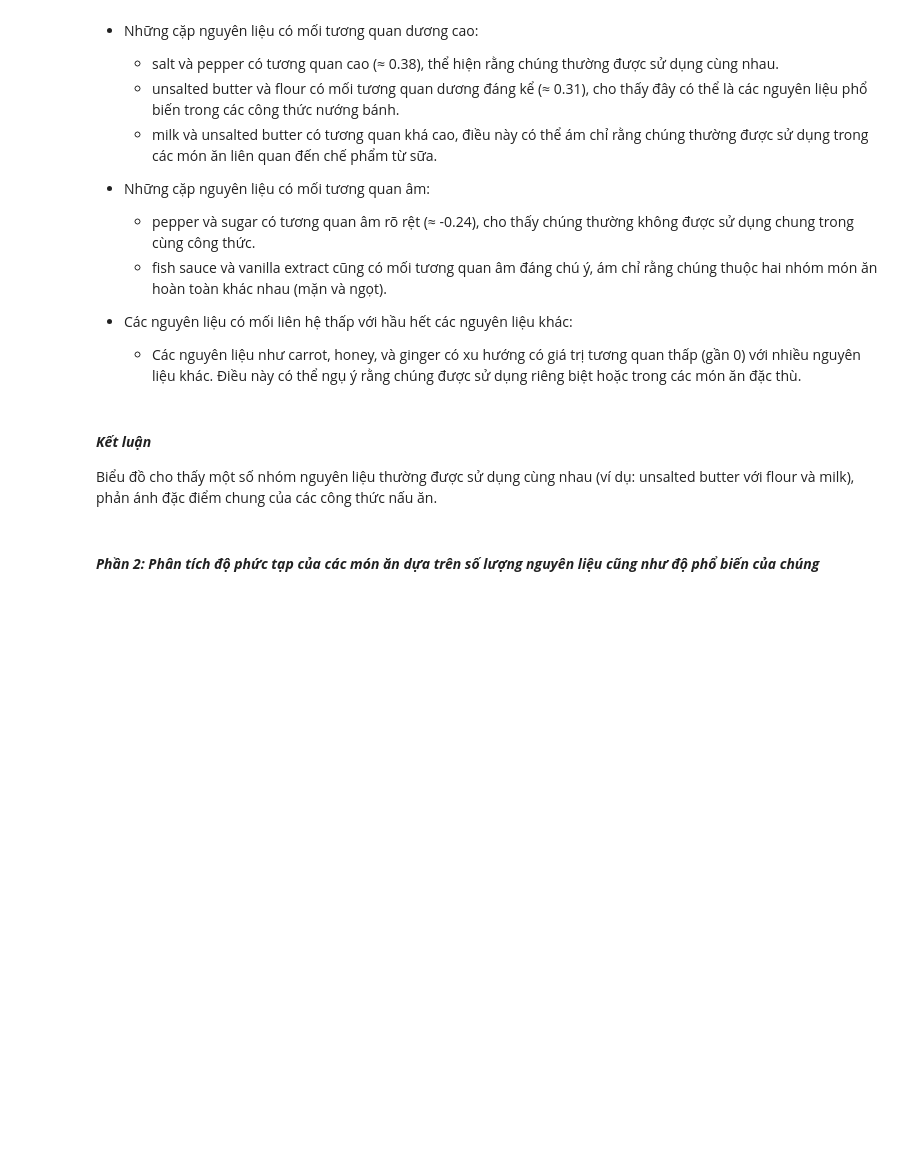
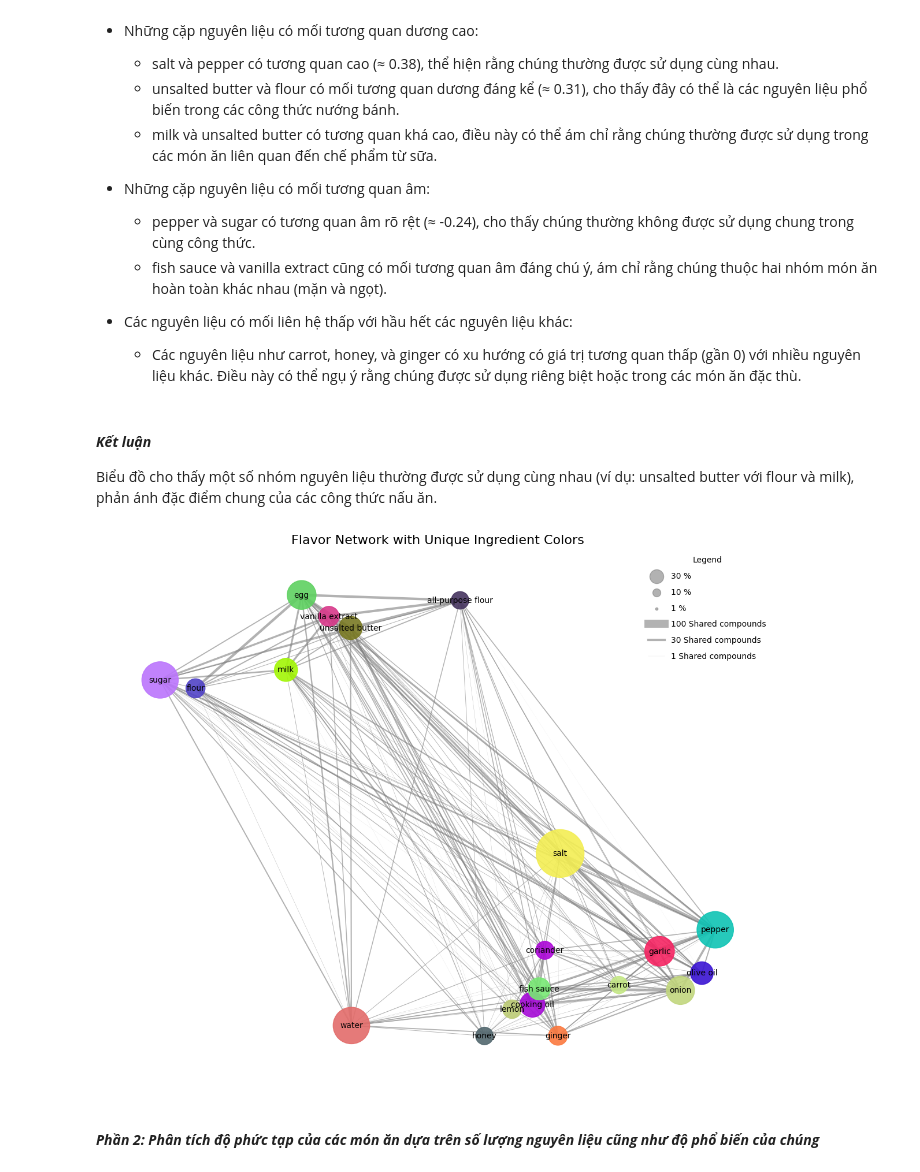
Before and after one commit to richardnguyen0715/IngredientsAnalysisAndRecommendationSystem, a Jupyter notebook: Source/Data Exploration/DataExploration.ipynb, the cells around one changed output. Cells and saved outputs as stored; diff of their text form; code cells hidden in the pictures; blank space fills up the shorter version.

Commit message:
Tri_Update_DataExploration

```diff
--- a/Source/Data Exploration/DataExploration.ipynb
+++ b/Source/Data Exploration/DataExploration.ipynb
@@ -302,6 +302,65 @@ plt.show()
 # %% [markdown]
 #### ___Kết luận___
 Biểu đồ cho thấy một số nhóm nguyên liệu thường được sử dụng cùng nhau (ví dụ: unsalted butter với flour và milk), phản ánh đặc điểm chung của các công thức nấu ăn.
+# %%
+import matplotlib.pyplot as plt
+import networkx as nx
+import random
+import matplotlib.patches as mpatches
+
+
+# Tạo đồ thị
+G = nx.Graph()
+
+# Thêm node với kích thước và màu sắc
+colors = {}
+for ingredient, freq in top_20_cols.items():
+    G.add_node(ingredient, size=freq)
+    colors[ingredient] = (random.random(), random.random(), random.random())  # Màu ngẫu nhiên
+
+# Thêm cạnh từ ma trận tương quan
+for ingredient1 in top_20_cols.keys():
+    for ingredient2 in top_20_cols.keys():
+        if ingredient1 != ingredient2:
+            weight = correlation_matrix.loc[ingredient1, ingredient2]
+            G.add_edge(ingredient1, ingredient2, weight=weight)
+
+# Vẽ đồ thị
+plt.figure(figsize=(15, 12))
+pos = nx.spring_layout(G, seed=42)
+
+# Vẽ node
+node_sizes = [G.nodes[node]['size'] * 10 for node in G.nodes]
+node_colors = [colors[node] for node in G.nodes]
+nx.draw_networkx_nodes(G, pos, node_size=node_sizes, node_color=node_colors, alpha=0.9)
+
+# Vẽ cạnh
+edges = G.edges(data=True)
+edge_widths = [data['weight'] * 10 for _, _, data in edges]
+nx.draw_networkx_edges(G, pos, width=edge_widths, edge_color='gray', alpha=0.6)
+
+# Vẽ nhãn
+nx.draw_networkx_labels(G, pos, font_size=10, font_color='black')
+
+# Thêm chú thích cho Prevalence
+legend_sizes = [30, 10, 1]  # Ví dụ kích thước cho chú thích Prevalence
+for size in legend_sizes:
+    plt.scatter([], [], s=size * 10, color='gray', alpha=0.6, label=f'{size} %')
+
+# Thêm chú thích cho Shared compounds
+edge_widths_legend = [100, 30, 1]  # Các mức độ dày khác nhau
+for width in edge_widths_legend:
+    plt.plot([], [], linewidth=width / 10, color='gray', alpha=0.6, label=f'{width} Shared compounds')
+
+# Hiển thị chú thích
+plt.legend(scatterpoints=1, frameon=False, labelspacing=1, loc='upper right', fontsize=10, title='Legend')
+
+# Thêm tiêu đề và tắt trục
+plt.title("Flavor Network with Unique Ingredient Colors", fontsize=16)
+plt.axis('off')
+plt.show()
+# %% [output]
+[figure, added]
 # %% [markdown]
 #### ___Phần 2: Phân tích độ phức tạp của các món ăn dựa trên số lượng nguyên liệu cũng như độ phổ biến của chúng___
 # %% [markdown]
```
Also changed, not shown: parts of 6 cells of this notebook.
